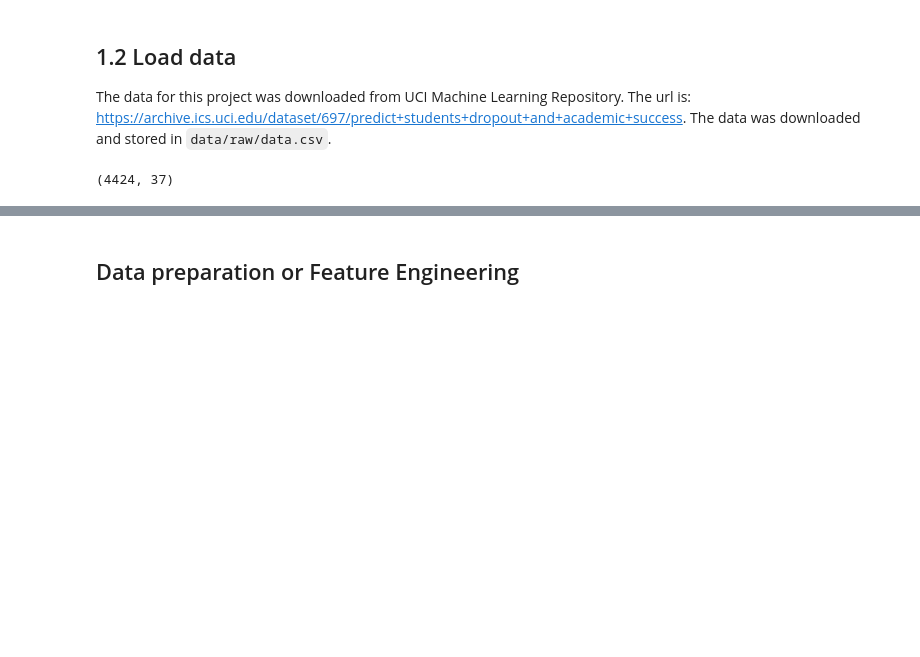
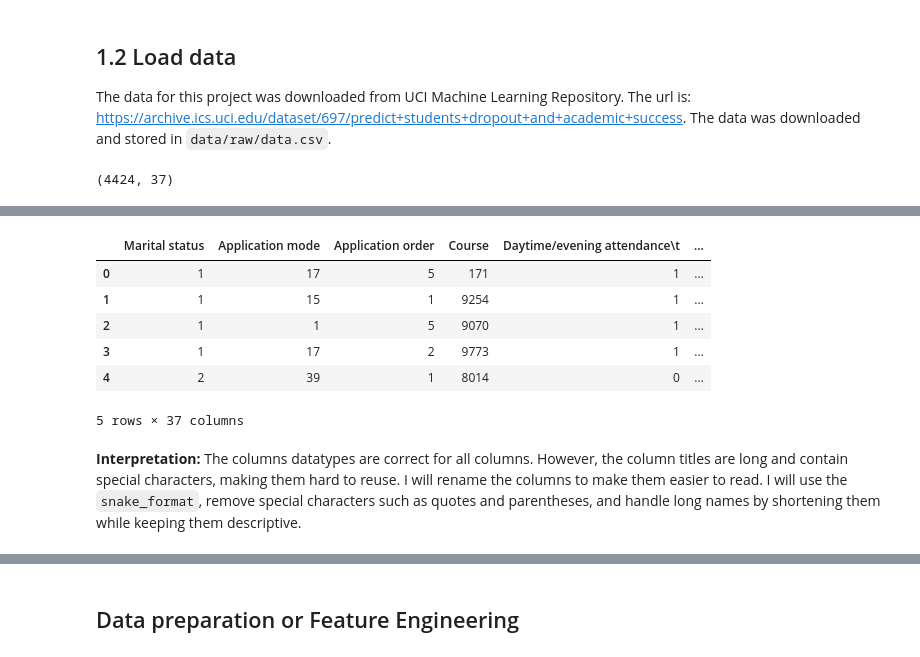
Before and after one commit to weslylaboy/student-outcome-predictor, a Jupyter notebook: notebooks/01_data_cleaning.ipynb, the cells around one changed output, grey strips where cells are left out. Cells and saved outputs as stored; diff of their text form; code cells hidden in the pictures; blank space fills up the shorter version.

```diff
--- a/notebooks/01_data_cleaning.ipynb
+++ b/notebooks/01_data_cleaning.ipynb
@@ -28,0 +228,12 @@ data.shape
+# %%
+df.head()
+# %% [output]
+|  | Marital status | Application mode | Application order | Course | Daytime/evening attendance\t | ... |
+| 0 | 1 | 17 | 5 | 171 | 1 | ... |
+| 1 | 1 | 15 | 1 | 9254 | 1 | ... |
+| 2 | 1 | 1 | 5 | 9070 | 1 | ... |
+| 3 | 1 | 17 | 2 | 9773 | 1 | ... |
+| 4 | 2 | 39 | 1 | 8014 | 0 | ... |
+5 rows × 37 columns
+# %% [markdown]
+**Interpretation:** The columns datatypes are correct for all columns. However, the column titles are long and contain special characters, making them hard to reuse. I will rename the columns to make them easier to read. I will use the `snake_format`, remove special characters such as quotes and parentheses, and handle long names by shortening them while keeping them descriptive.
```
Also changed, not shown: parts of 18 cells of this notebook, 2 other files.
